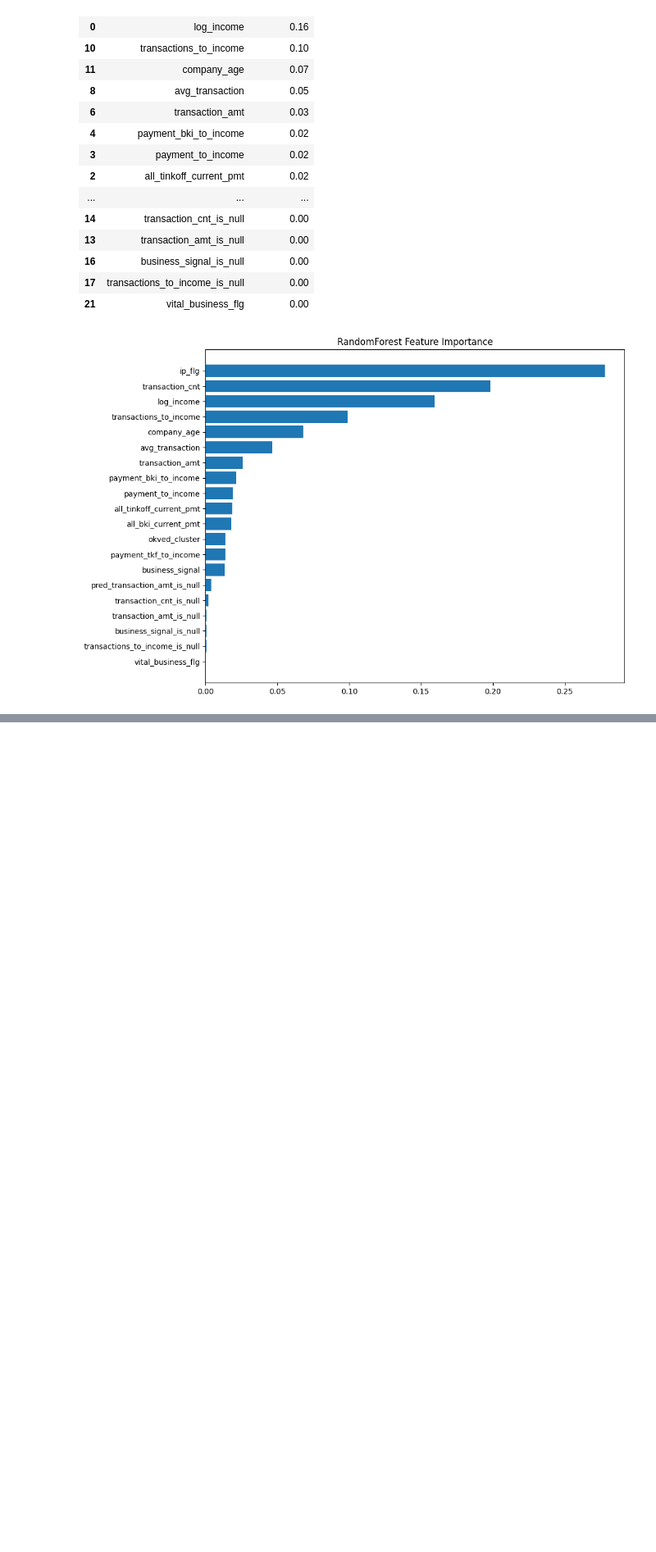
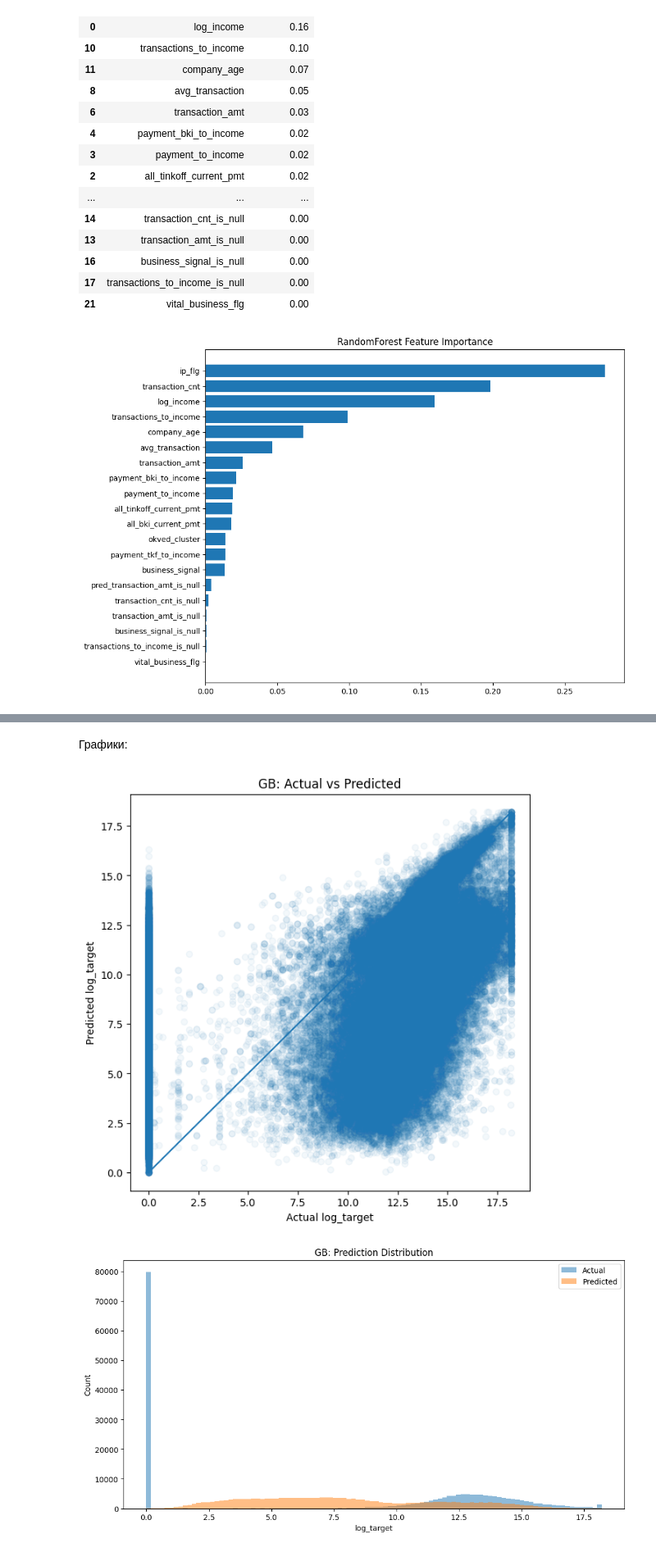
Before and after one commit to makarblch/Data-Diploma, a Jupyter notebook: diploma_exp1.ipynb, the cells around one changed output, grey strips where cells are left out. Shown at 82% size. Saved outputs shown, nothing was run; the diff lists cells and outputs as text; code cells hidden in the pictures; blank space fills up the shorter version.

```diff
--- a/diploma_exp1.ipynb
+++ b/diploma_exp1.ipynb
@@ -1230,0 +1468,12 @@ plt.show()
+# %%
+y_pred_log_raw = catboost_model.predict(test_pool)
+
+upper_pred_log = model_data["log_target"].quantile(0.999)
+
+y_pred_log = np.clip(
+    y_pred_log_raw,
+    0,
+    upper_pred_log
+)
+
+y_true_log = y_test.values
@@ -1230,0 +1587,30 @@ plt.show()
+# %% [markdown]
+Графики:
+# %%
+plot_actual_vs_predicted(
+    y_true_log,
+    y_pred_log,
+    model_name="GB"
+)
+
+plot_prediction_distribution(
+    y_true_log,
+    y_pred_log,
+    model_name="GB"
+)
+
+plot_residual_distribution(
+    y_true_log,
+    y_pred_log,
+    model_name="GB"
+)
+
+plot_nonzero_distribution(
+    y_true_log,
+    y_pred_log,
+    model_name="GB",
+    min_turnover=10000
+)
+# %% [output]
+[figure, added]
+[figure, added]
```
Also changed, not shown: parts of 57 cells of this notebook, 2 other files.
